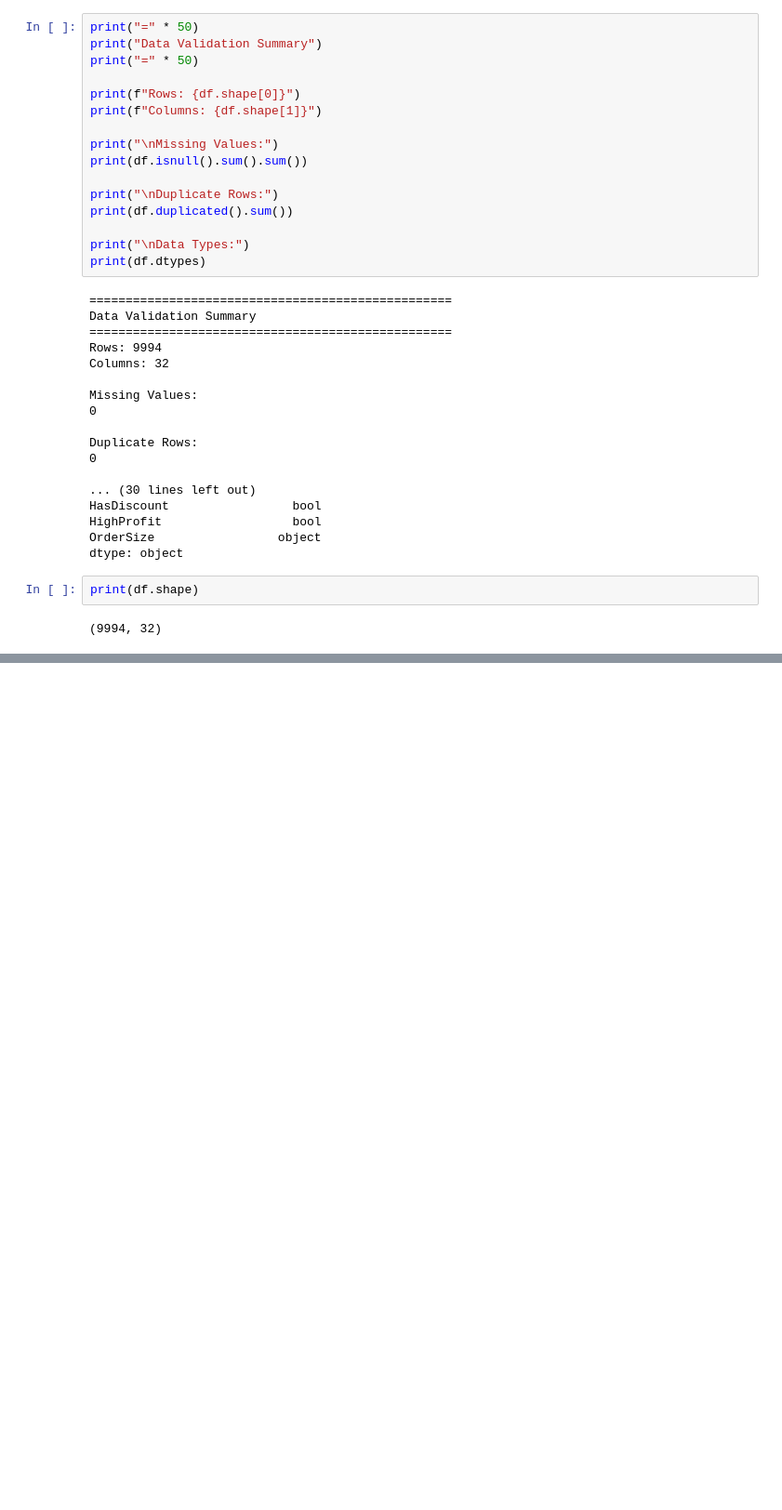
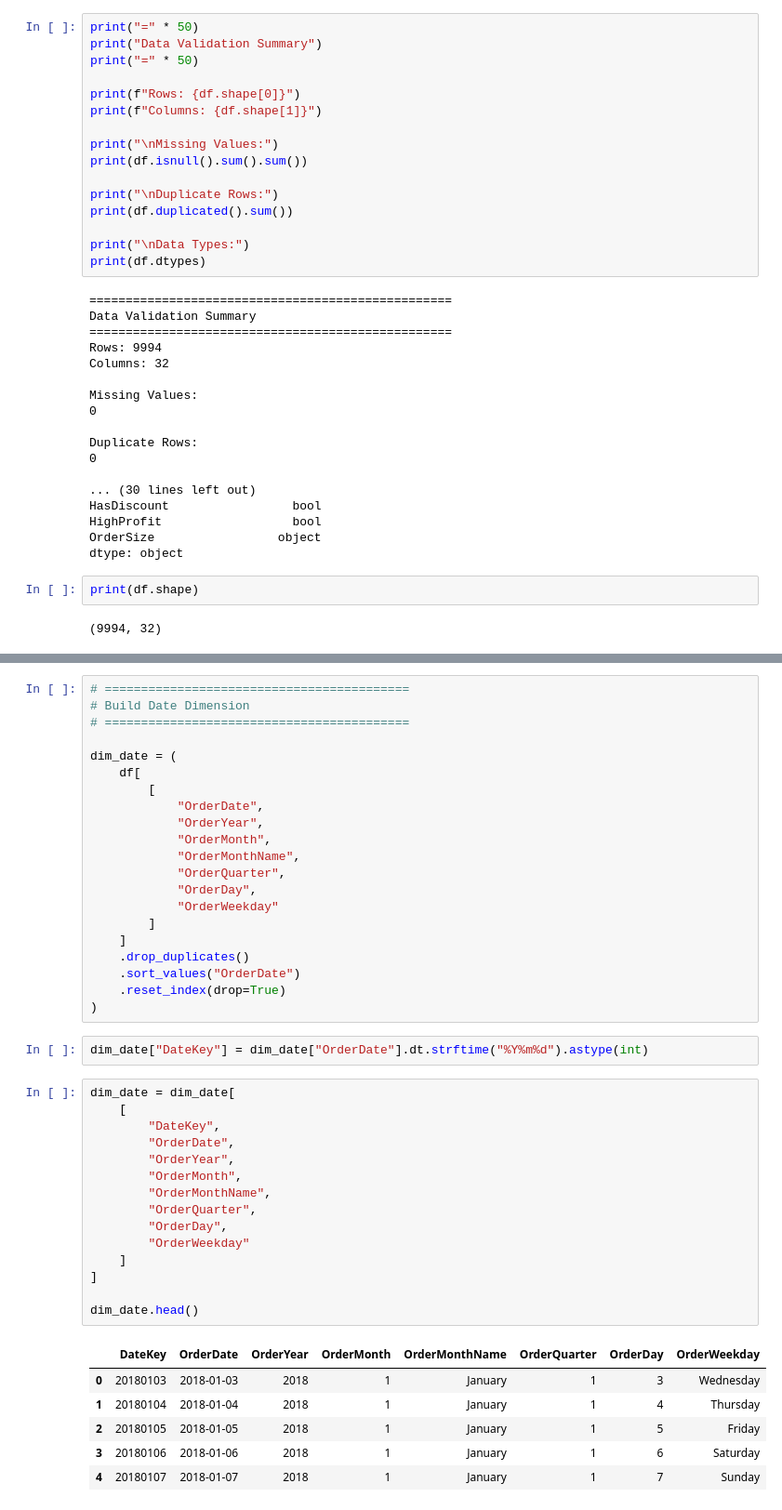
Before and after one commit to MohammedAhmed-Ai/E-Commerce-Marketplace-Analysis, a Jupyter notebook: Python/06_ETL/load_to_sql.ipynb, the cells around one changed output, grey strips where cells are left out. Shown at 93% size. Cells and saved outputs as stored; diff of their text form; blank space fills up the shorter version.

```diff
--- a/Python/06_ETL/load_to_sql.ipynb
+++ b/Python/06_ETL/load_to_sql.ipynb
@@ -184,0 +343,45 @@ Data Loaded Successfully!
+# %%
+# ==========================================
+# Build Date Dimension
+# ==========================================
+
+dim_date = (
+    df[
+        [
+            "OrderDate",
+            "OrderYear",
+            "OrderMonth",
+            "OrderMonthName",
+            "OrderQuarter",
+            "OrderDay",
+            "OrderWeekday"
+        ]
+    ]
+    .drop_duplicates()
+    .sort_values("OrderDate")
+    .reset_index(drop=True)
+)
+# %%
+dim_date["DateKey"] = dim_date["OrderDate"].dt.strftime("%Y%m%d").astype(int)
+# %%
+dim_date = dim_date[
+    [
+        "DateKey",
+        "OrderDate",
+        "OrderYear",
+        "OrderMonth",
+        "OrderMonthName",
+        "OrderQuarter",
+        "OrderDay",
+        "OrderWeekday"
+    ]
+]
+
+dim_date.head()
+# %% [output]
+|  | DateKey | OrderDate | OrderYear | OrderMonth | OrderMonthName | OrderQuarter | OrderDay | OrderWeekday |
+| 0 | 20180103 | 2018-01-03 | 2018 | 1 | January | 1 | 3 | Wednesday |
+| 1 | 20180104 | 2018-01-04 | 2018 | 1 | January | 1 | 4 | Thursday |
+| 2 | 20180105 | 2018-01-05 | 2018 | 1 | January | 1 | 5 | Friday |
+| 3 | 20180106 | 2018-01-06 | 2018 | 1 | January | 1 | 6 | Saturday |
+| 4 | 20180107 | 2018-01-07 | 2018 | 1 | January | 1 | 7 | Sunday |
```
Also changed, not shown: parts of 30 cells of this notebook, 3 other files.
